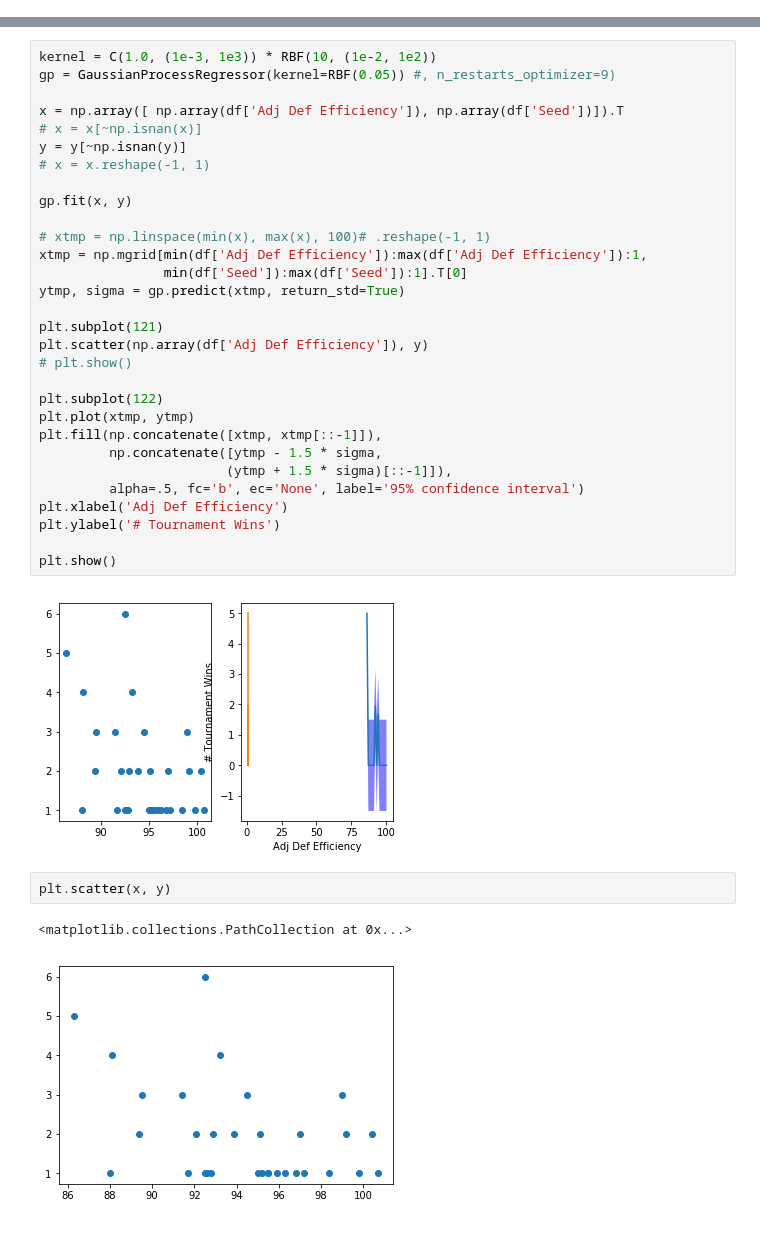
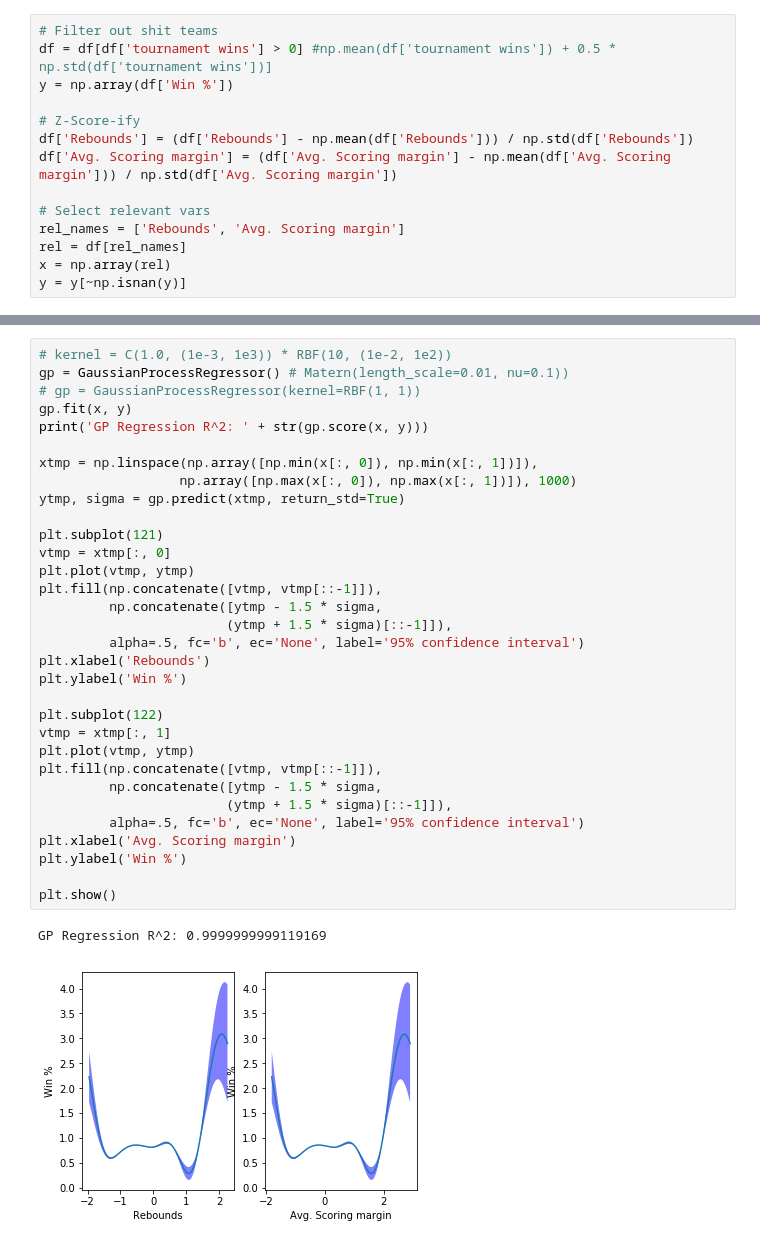
Before and after one commit to rytse/mm19, a Jupyter notebook: scratch.ipynb, the cells around one changed output, grey strips where cells are left out. Drawn from its saved outputs; the diff is of its cells as text.

```diff
--- a/scratch.ipynb
+++ b/scratch.ipynb
@@ -35,0 +34,14 @@ np.random.seed(1)
+# %%
+# Filter out shit teams
+df = df[df['tournament wins'] > 0] #np.mean(df['tournament wins']) + 0.5 * np.std(df['tournament wins'])]
+y = np.array(df['Win %'])
+
+# Z-Score-ify
+df['Rebounds'] = (df['Rebounds'] - np.mean(df['Rebounds'])) / np.std(df['Rebounds'])
+df['Avg. Scoring margin'] = (df['Avg. Scoring margin'] - np.mean(df['Avg. Scoring margin'])) / np.std(df['Avg. Scoring margin'])
+
+# Select relevant vars
+rel_names = ['Rebounds', 'Avg. Scoring margin']
+rel = df[rel_names]
+x = np.array(rel)
+y = y[~np.isnan(y)]
@@ -36,37 +56,35 @@ np.random.seed(1)
 # %%
-kernel = C(1.0, (1e-3, 1e3)) * RBF(10, (1e-2, 1e2))
-gp = GaussianProcessRegressor(kernel=RBF(0.05)) #, n_restarts_optimizer=9)
+# kernel = C(1.0, (1e-3, 1e3)) * RBF(10, (1e-2, 1e2))
+gp = GaussianProcessRegressor() # Matern(length_scale=0.01, nu=0.1))
+# gp = GaussianProcessRegressor(kernel=RBF(1, 1))
+gp.fit(x, y)
+print('GP Regression R^2: ' + str(gp.score(x, y)))
 
-x = np.array([ np.array(df['Adj Def Efficiency']), np.array(df['Seed'])]).T
-# x = x[~np.isnan(x)]
-y = y[~np.isnan(y)]
-# x = x.reshape(-1, 1)
-
-gp.fit(x, y)
-
-# xtmp = np.linspace(min(x), max(x), 100)# .reshape(-1, 1)
-xtmp = np.mgrid[min(df['Adj Def Efficiency']):max(df['Adj Def Efficiency']):1,
-                min(df['Seed']):max(df['Seed']):1].T[0]
+xtmp = np.linspace(np.array([np.min(x[:, 0]), np.min(x[:, 1])]),
+                  np.array([np.max(x[:, 0]), np.max(x[:, 1])]), 1000)
 ytmp, sigma = gp.predict(xtmp, return_std=True)
 
 plt.subplot(121)
-plt.scatter(np.array(df['Adj Def Efficiency']), y)
-# plt.show()
-
-plt.subplot(122)
-plt.plot(xtmp, ytmp)
-plt.fill(np.concatenate([xtmp, xtmp[::-1]]),
+vtmp = xtmp[:, 0]
+plt.plot(vtmp, ytmp)
+plt.fill(np.concatenate([vtmp, vtmp[::-1]]),
          np.concatenate([ytmp - 1.5 * sigma,
                         (ytmp + 1.5 * sigma)[::-1]]),
          alpha=.5, fc='b', ec='None', label='95% confidence interval')
-plt.xlabel('Adj Def Efficiency')
-plt.ylabel('# Tournament Wins')
+plt.xlabel('Rebounds')
+plt.ylabel('Win %')
+
+plt.subplot(122)
+vtmp = xtmp[:, 1]
+plt.plot(vtmp, ytmp)
+plt.fill(np.concatenate([vtmp, vtmp[::-1]]),
+         np.concatenate([ytmp - 1.5 * sigma,
+                        (ytmp + 1.5 * sigma)[::-1]]),
+         alpha=.5, fc='b', ec='None', label='95% confidence interval')
+plt.xlabel('Avg. Scoring margin')
+plt.ylabel('Win %')
 
 plt.show()
 # %% [output]
+GP Regression R^2: 0.9999999999119169
-[figure, old version]
+[figure, new version]
-# %%
-plt.scatter(x, y)
-# %% [output]
-<matplotlib.collections.PathCollection at 0x...>
-[figure, removed]
```
Also changed, not shown: parts of 8 cells of this notebook.
